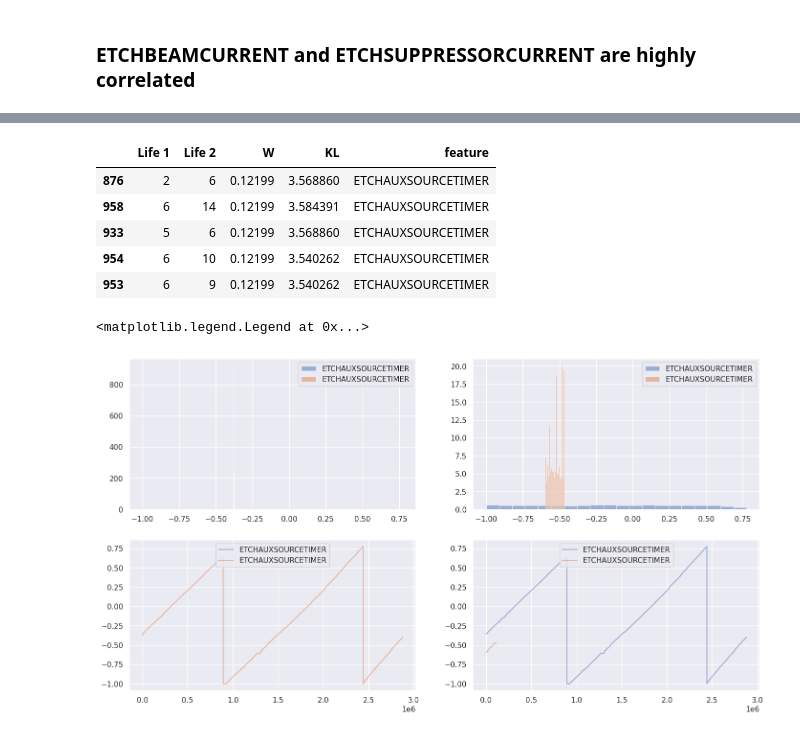
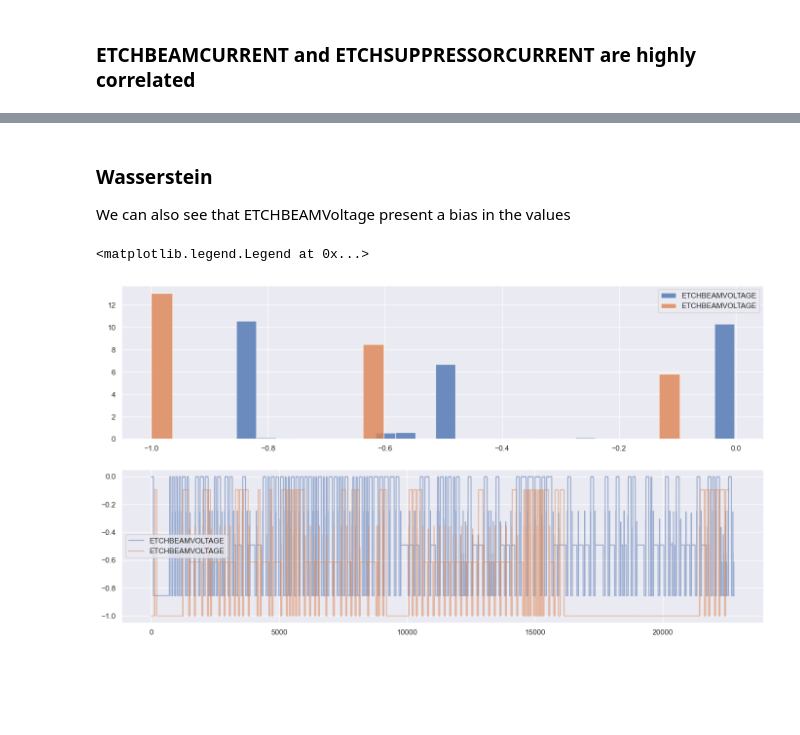
Before and after one commit to lucianolorenti/ceruleo, a Jupyter notebook: docs/dataset/analysis/Sensor Validation.ipynb, the cells around one changed output, grey strips where cells are left out. Saved outputs shown, nothing was run; the diff lists cells and outputs as text; code cells hidden in the pictures; blank space fills up the shorter version.

```diff
--- a/docs/dataset/analysis/Sensor Validation.ipynb
+++ b/docs/dataset/analysis/Sensor Validation.ipynb
@@ -453,35 +453,19 @@ ax[1, 1].legend()
-# %%
-d.sort_values(by="W", ascending=False).head(5)
-# %% [output]
-|  | Life 1 | Life 2 | W | KL | feature |
-| 876 | 2 | 6 | 0.12199 | 3.568860 | ETCHAUXSOURCETIMER |
-| 958 | 6 | 14 | 0.12199 | 3.584391 | ETCHAUXSOURCETIMER |
-| 933 | 5 | 6 | 0.12199 | 3.568860 | ETCHAUXSOURCETIMER |
-| 954 | 6 | 10 | 0.12199 | 3.540262 | ETCHAUXSOURCETIMER |
-| 953 | 6 | 9 | 0.12199 | 3.540262 | ETCHAUXSOURCETIMER |
-# %%
-first_row = d.sort_values(by="W", ascending=False).iloc[0, :]
-feature = first_row["feature"]
-life1 = first_row["Life 1"]
-life2 = first_row["Life 2"]
-fig, ax = plt.subplots(2, 2, figsize=(17, 9))
-plot_distributions(ax[0, 0], transformed_dataset, life1, life2, feature)
-
-plot_timeseries(ax[1, 0], transformed_dataset, life1, feature)
-plot_timeseries(ax[1, 0], transformed_dataset, life2, feature)
-ax[1, 0].legend()
-
-
-first_row = d.sort_values(by="W", ascending=False).iloc[1, :]
-feature = first_row["feature"]
-life1 = first_row["Life 1"]
-life2 = first_row["Life 2"]
-plot_distributions(ax[0, 1], transformed_dataset, life1, life2, feature)
-
-
-plot_timeseries(ax[1, 1], transformed_dataset, life1, feature)
-plot_timeseries(ax[1, 1], transformed_dataset, life2, feature)
-ax[1, 1].legend()
-# %% [output]
-<matplotlib.legend.Legend at 0x...>
-[figure, removed]
+# %% [markdown]
+### Wasserstein
+
+We can also see  that ETCHBEAMVoltage present a bias in the values
+# %%
+fig, ax = plt.subplots(2, 1, figsize=(17, 9))
+first_row = d.sort_values(by=[ "Wasserstein", "Abs Length difference",], ascending=[False, True]).iloc[0, :]
+feature = first_row["feature"]
+life1 = first_row["Cycle 1"]
+life2 = first_row["Cycle 2"]
+plot_distributions(ax[0], transformed_dataset, life1, life2, feature, bins=25)
+
+
+plot_timeseries(ax[1], transformed_dataset, life1, feature)
+plot_timeseries(ax[1], transformed_dataset, life2, feature)
+ax[1].legend()
+# %% [output]
+<matplotlib.legend.Legend at 0x...>
+[figure, added]
```
Also changed, not shown: parts of 14 cells of this notebook, 4 other files.
